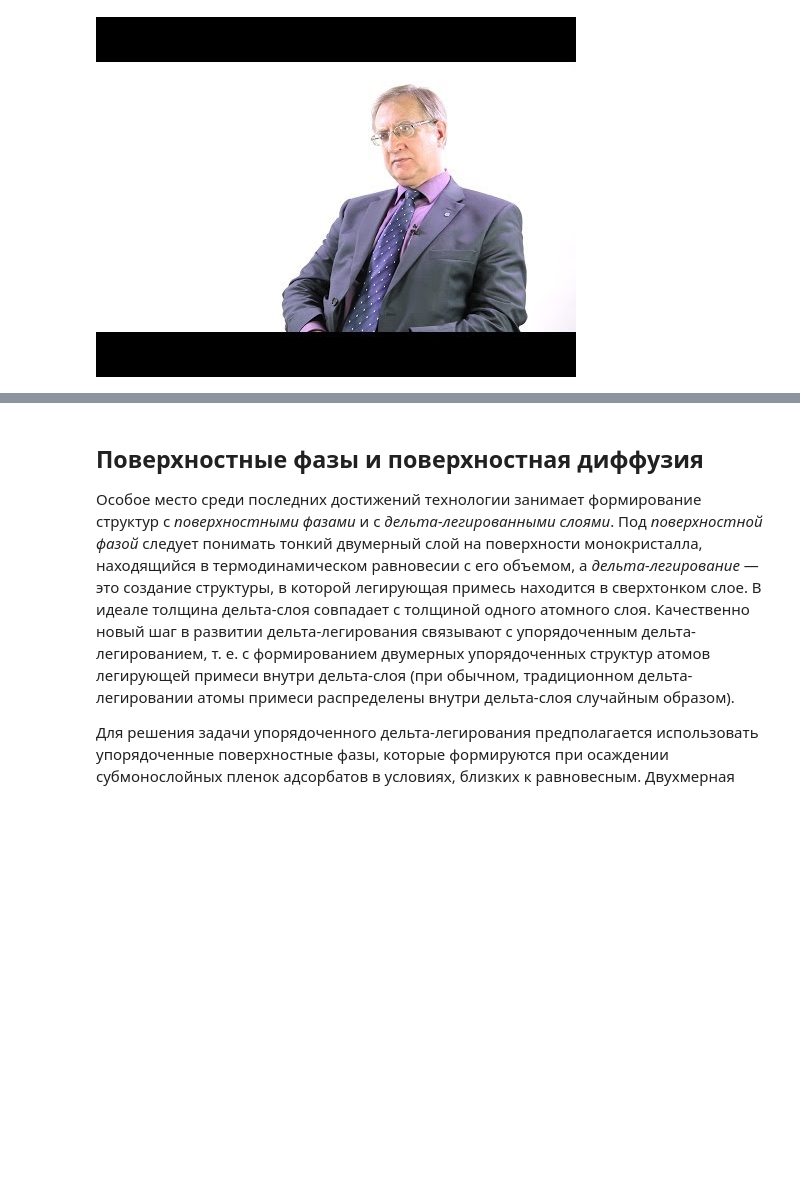
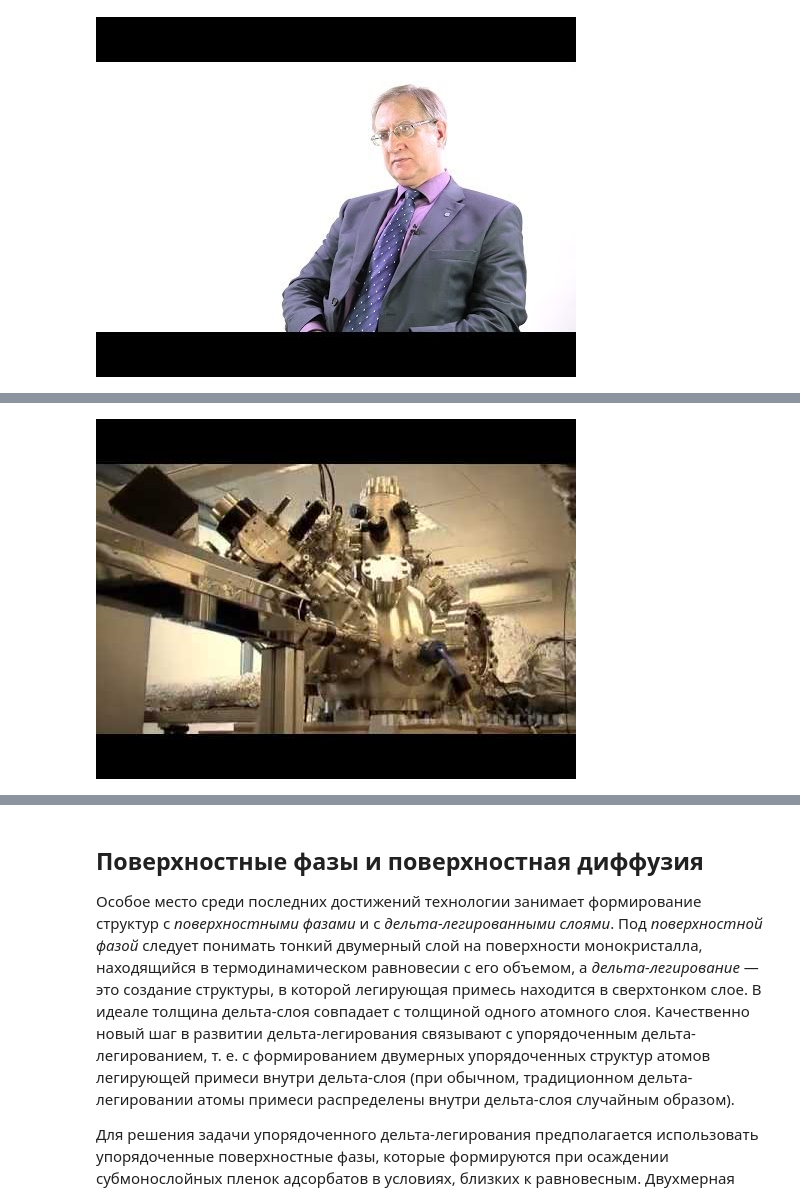
Before and after one commit to nanomaterials/course, a Jupyter notebook: 09_-_2D_Nanomaterials/01_Thin_films.ipynb, the cells around one changed output, grey strips where cells are left out. Cells and saved outputs as stored; diff of their text form; code cells hidden in the pictures; blank space fills up the shorter version.

```diff
--- a/09_-_2D_Nanomaterials/01_Thin_films.ipynb
+++ b/09_-_2D_Nanomaterials/01_Thin_films.ipynb
@@ -131,0 +56,10 @@ $$
+# %%
+'''
+Технологический комплекс Нанофаб,
+включающий установку молекулярно лучевой эпитаксии.
+'''
+
+from IPython.lib.display import YouTubeVideo
+YouTubeVideo('augGJyigjKE')
+# %% [output]
+[figure, added]
```
Also changed, not shown: parts of 4 cells of this notebook, 3 other files.
